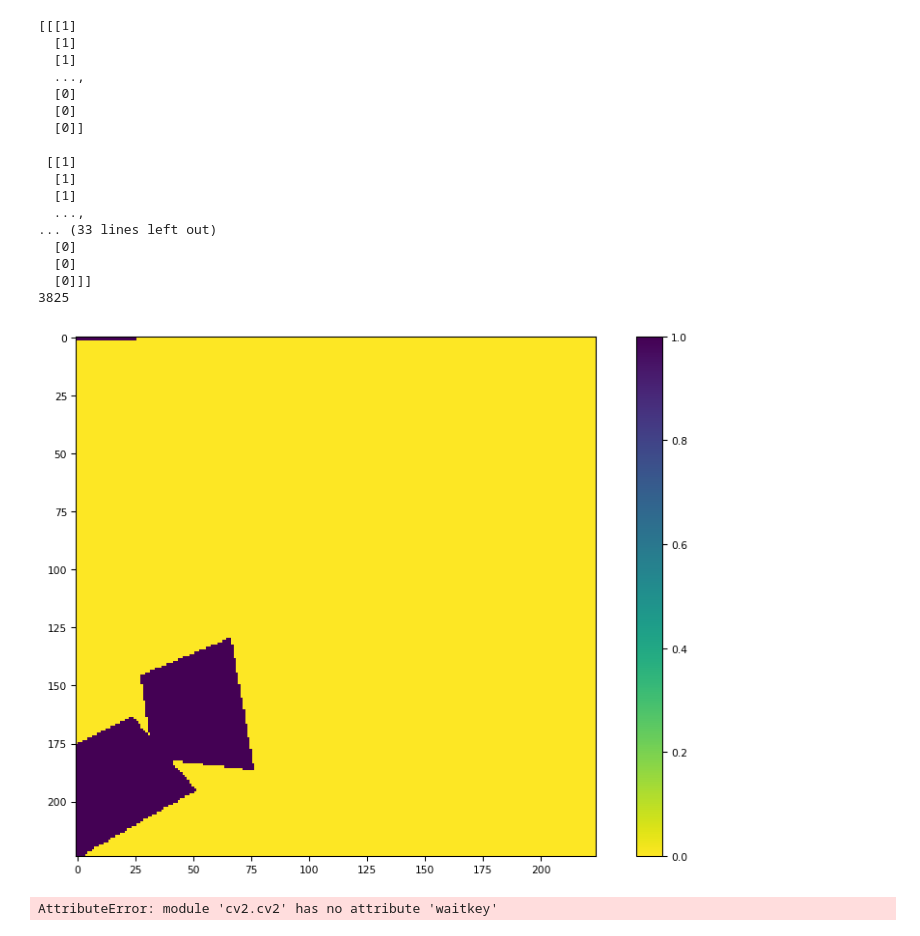
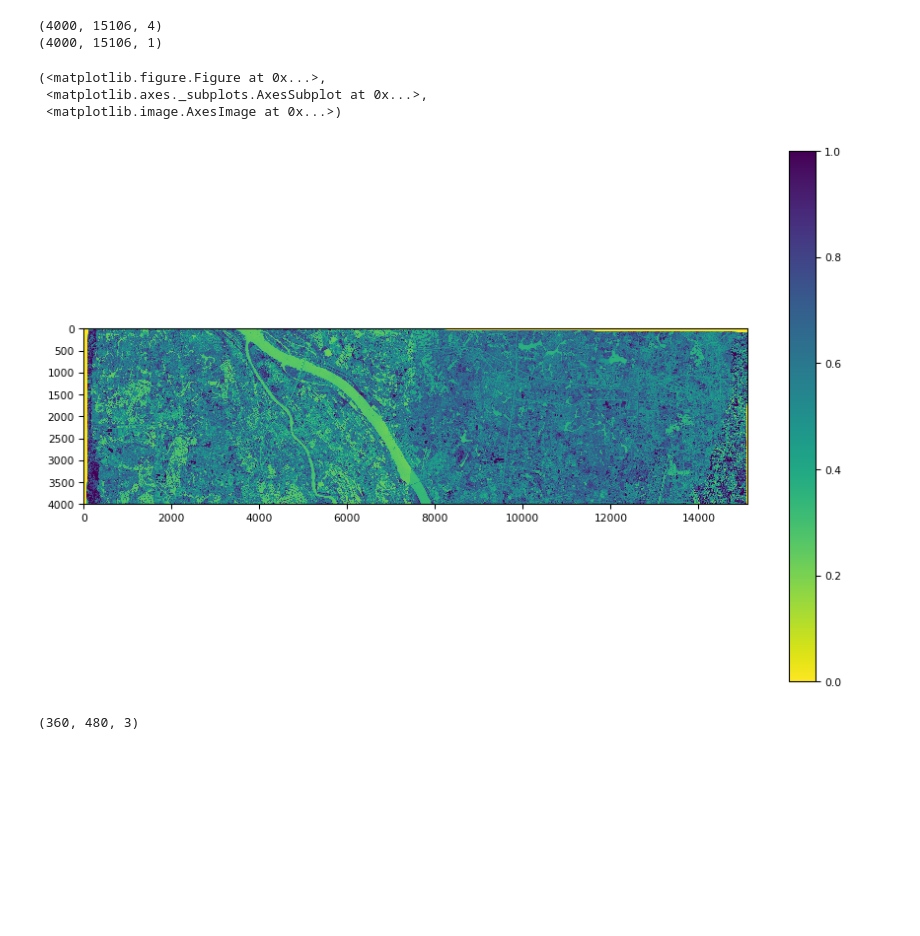
Before and after one commit to alexliyang/FCN_Tensorflow, a Jupyter notebook: Untitled1.ipynb, the cells around one changed output. Cells and saved outputs as stored; diff of their text form; code cells hidden in the pictures; blank space fills up the shorter version.

```diff
--- a/Untitled1.ipynb
+++ b/Untitled1.ipynb
@@ -55,46 +129,46 @@ tiff.imshow(im_2015[0:1000, 0:1000, :3])
 # %%
 import tifffile as tiff
 import matplotlib.pyplot
 import numpy as np
 %matplotlib inline
-image_2015 = tiff.imread("./952.tif")
+image_2015 = tiff.imread("./Tiramisu/data/fu_2015.tif").transpose([1, 2, 0])
+print(image_2015.shape)
+def scale_percentile(matrix):
+    w, h, d = matrix.shape
+    matrix = np.reshape(matrix, [w * h, d]).astype(np.float64)
+    # Get 2nd and 98th percentile
+    mins = np.percentile(matrix, 1, axis=0)
+    maxs = np.percentile(matrix, 99, axis=0) - mins
+    matrix = (matrix - mins[None, :]) / maxs[None, :]
+    matrix = np.reshape(matrix, [w, h, d])
+    matrix = matrix.clip(0, 1)
+    print(matrix.shape)
+    return matrix
+tiff.imshow(scale_percentile(image_2015[:,:,3:4]))
 # weight = image_2015.shape[1]
 # height = image_2015.shape[0]
 # one_num = 0
 # for i in range(height):
 #     for j in range(weight):
 #         if image_2015[i,j] > 0:
 #             one_num += 1
 # zero_num = weight * height - one_num
 # print(one_num/zero_num)
 # print(weight, height)
-tiff.imshow(image_2015)
-print(image_2015[0:1000, 0:10000])
-print(image_2015.sum())
+# tiff.imshow(image_2015)
+# print(image_2015[0:1000, 0:10000])
+# print(image_2015.sum())
 # %% [output]
-[[[1]
-  [1]
-  [1]
-  ...,
-  [0]
-  [0]
-  [0]]
-
- [[1]
-  [1]
-  [1]
-  ...,
-... (33 lines left out)
-  [0]
-  [0]
-  [0]]]
-3825
+(4000, 15106, 4)
+(4000, 15106, 1)
+(<matplotlib.figure.Figure at 0x...>,
+ <matplotlib.axes._subplots.AxesSubplot at 0x...>,
+ <matplotlib.image.AxesImage at 0x...>)
-[figure, old version]
+[figure, new version]
 # %%
 import cv2
-img = cv2.imread('./952.tif')
+img = cv2.imread('./11.png')
 cv2.imshow('test',img)
-cv2.waitkey()
-print(img)
+print(img.shape)
 # %% [output]
-AttributeError: module 'cv2.cv2' has no attribute 'waitkey'
+(360, 480, 3)
```
Also changed, not shown: parts of 5 cells of this notebook, 6 other files.
